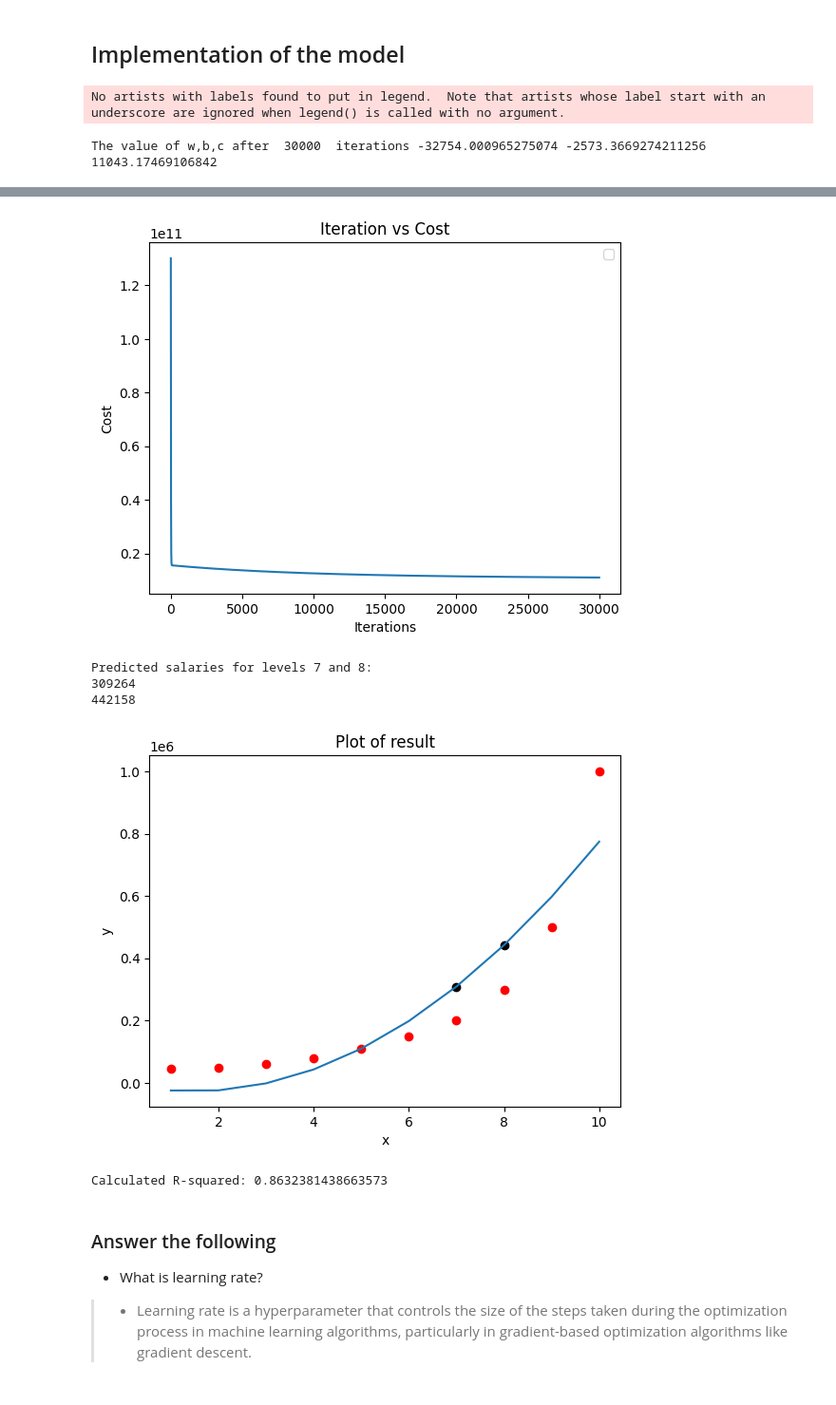
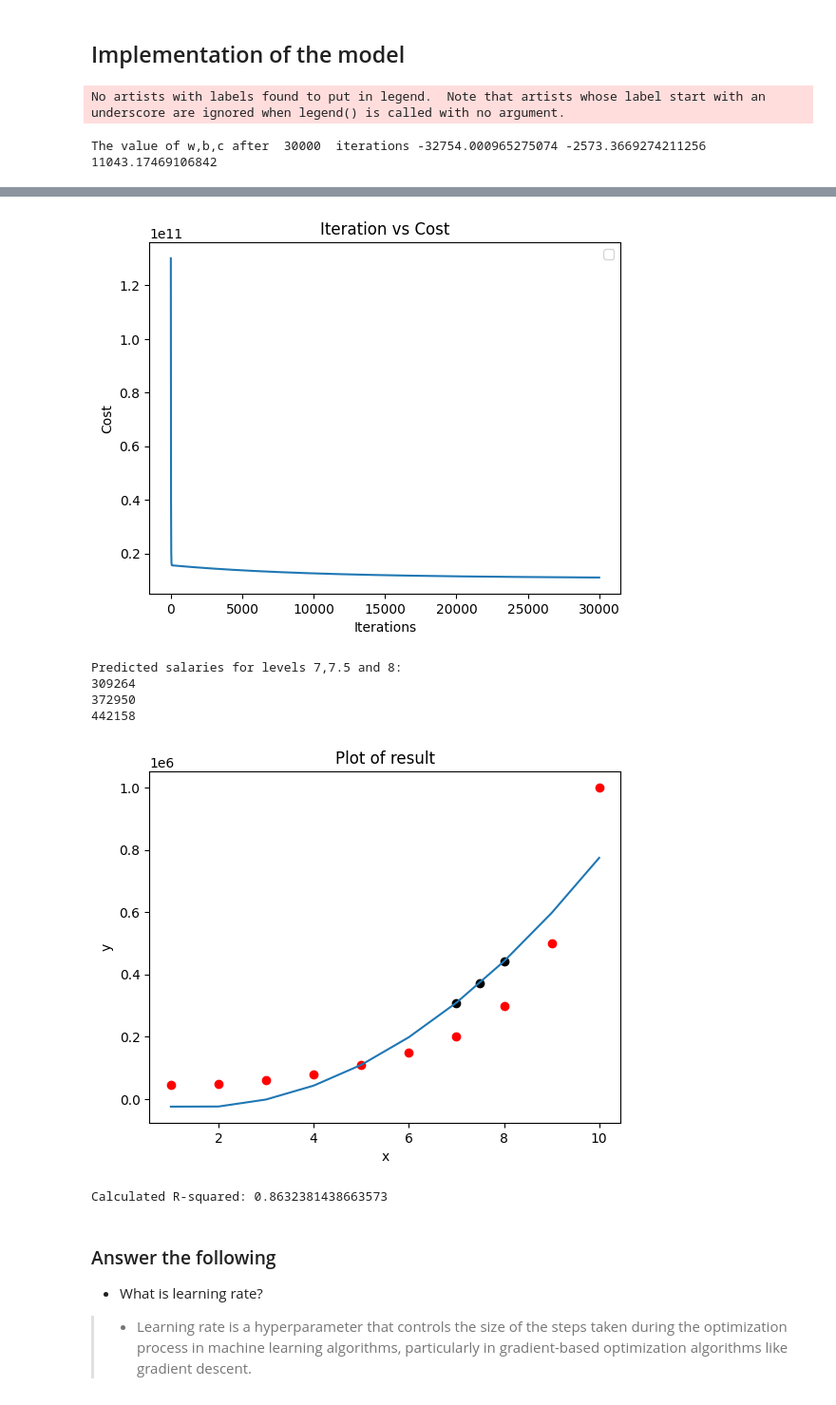
Before and after one commit to annapurna1702/Polynomial-Regression-Model-for-Salary-Prediction, a Jupyter notebook: Predictive_Analytics_Polynomial_Regression_Assignment_2.ipynb, the cells around one changed output, grey strips where cells are left out. Shown at 95% size. Cells and saved outputs as stored; diff of their text form; code cells hidden in the pictures.

```diff
--- a/Predictive_Analytics_Polynomial_Regression_Assignment_2.ipynb
+++ b/Predictive_Analytics_Polynomial_Regression_Assignment_2.ipynb
@@ -166,12 +166,12 @@ def predict_salary(level, w, b, c):
     return salary
 
 # Given levels for prediction
-levels_to_predict = np.array([7, 8])
+levels_to_predict = np.array([7,7.5, 8])
 
-# Predict salaries for levels 7 and 8
+# Predict salaries for levels 7,7.5 and 8
 predicted_salaries = predict_salary(levels_to_predict, w, b, c)
 
-print("Predicted salaries for levels 7 and 8:")
+print("Predicted salaries for levels 7,7.5 and 8:")
 for salary in predicted_salaries:
    print(round(salary))
 
@@ -180,35 +180,36 @@ for salary in predicted_salaries:
 plt.scatter(x, y, color='red', label='Data')
 plt.scatter(levels_to_predict,predicted_salaries,color='black')
 plt.plot(x,y_pred, label='Predicted')
 plt.xlabel('x')
 plt.ylabel('y')
 plt.title('Plot of result')
 plt.show()
 
 # Estimate the model performance
 # Done by R2
 
 y_mean = np.mean(y)
 
 # Calculate SST
 SST = np.sum((y - y_mean) ** 2)
 
 # Calculate SSR
 SSE = np.sum((y - y_pred) ** 2)
 
 # Calculate R-squared
 r2 = 1 - (SSE / SST)
 
 print("Calculated R-squared:", r2)
 # %% [output]
 No artists with labels found to put in legend.  Note that artists whose label start with an underscore are ignored when legend() is called with no argument.
 The value of w,b,c after  30000  iterations -32754.000965275074 -2573.3669274211256 11043.17469106842
 [figure]
 [figure]
-Predicted salaries for levels 7 and 8:
+Predicted salaries for levels 7,7.5 and 8:
 309264
+372950
 442158
-[figure, old version]
+[figure, new version]
 Calculated R-squared: 0.8632381438663573
 # %% [markdown]
 ### Answer the following
```
